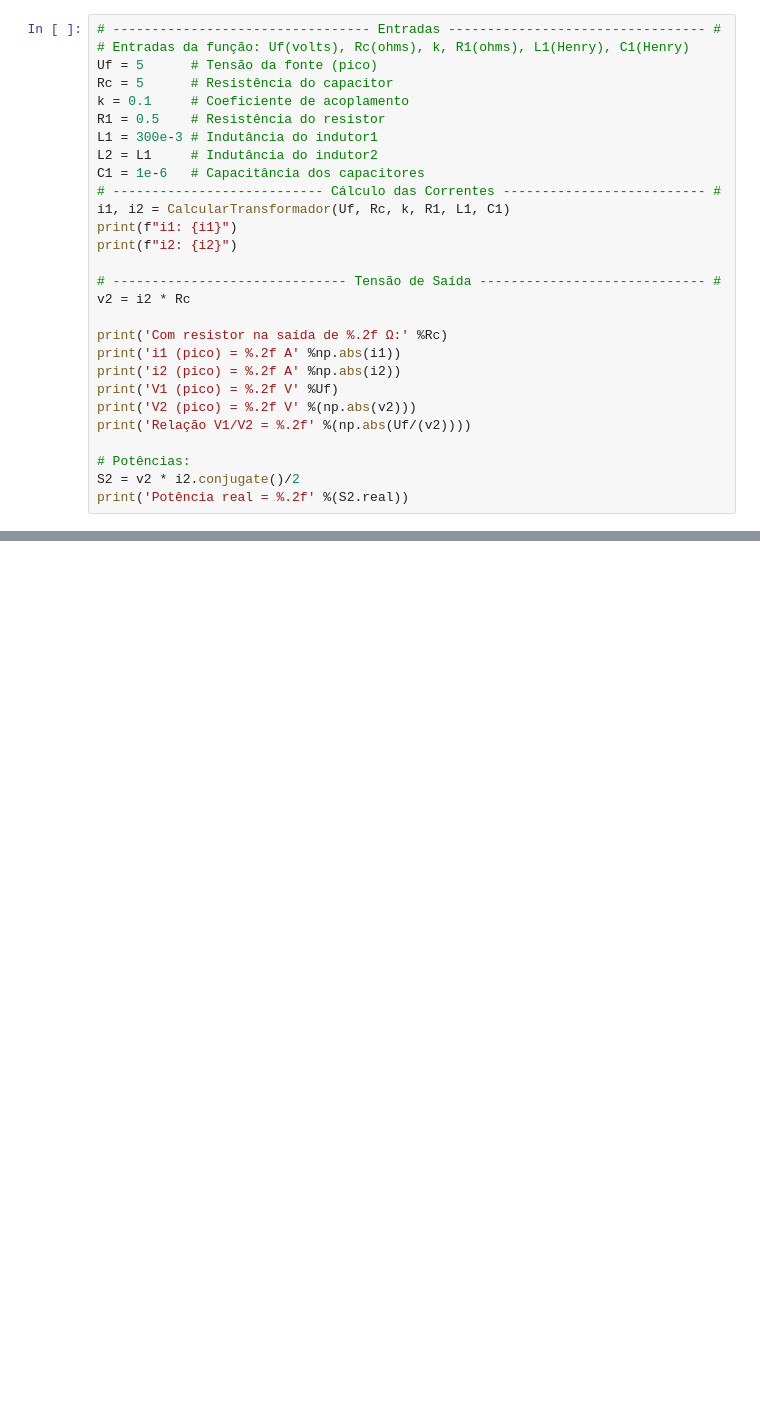
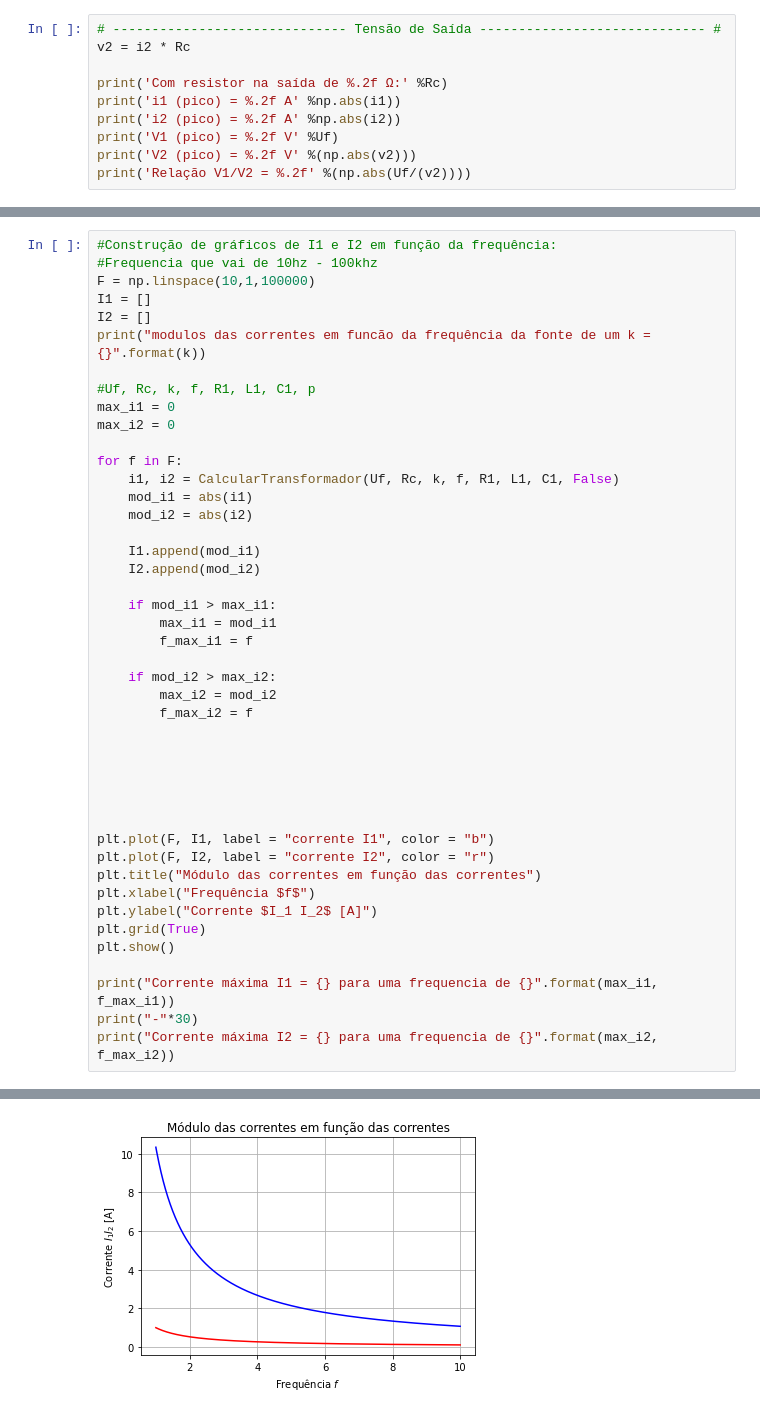
Before and after one commit to lucasfonseca19/projeto-eletromag, a Jupyter notebook: projeto.ipynb, the cells around one changed output, grey strips where cells are left out. Drawn from its saved outputs; the diff is of its cells as text; blank space fills up the shorter version.

```diff
--- a/projeto.ipynb
+++ b/projeto.ipynb
@@ -76,18 +111,4 @@ def CalcularTransformador(Uf, Rc, k, R1, L1, C1):
 # %%
-# --------------------------------- Entradas --------------------------------- #
-# Entradas da função: Uf(volts), Rc(ohms), k, R1(ohms), L1(Henry), C1(Henry)
-Uf = 5      # Tensão da fonte (pico)
-Rc = 5      # Resistência do capacitor
-k = 0.1     # Coeficiente de acoplamento
-R1 = 0.5    # Resistência do resistor
-L1 = 300e-3 # Indutância do indutor1
-L2 = L1     # Indutância do indutor2
-C1 = 1e-6   # Capacitância dos capacitores
-# --------------------------- Cálculo das Correntes -------------------------- #
-i1, i2 = CalcularTransformador(Uf, Rc, k, R1, L1, C1)
-print(f"i1: {i1}")
-print(f"i2: {i2}")
-
 # ------------------------------ Tensão de Saída ----------------------------- #
 v2 = i2 * Rc
 
@@ -97,7 +118,3 @@ print('i2 (pico) = %.2f A' %np.abs(i2))
 print('V1 (pico) = %.2f V' %Uf)
 print('V2 (pico) = %.2f V' %(np.abs(v2)))
 print('Relação V1/V2 = %.2f' %(np.abs(Uf/(v2))))
-
-# Potências:
-S2 = v2 * i2.conjugate()/2
-print('Potência real = %.2f' %(S2.real))
@@ -103,0 +132,45 @@ print('Potência real = %.2f' %(S2.real))
+# %%
+#Construção de gráficos de I1 e I2 em função da frequência:
+#Frequencia que vai de 10hz - 100khz
+F = np.linspace(10,1,100000)
+I1 = []
+I2 = []
+print("modulos das correntes em funcão da frequência da fonte de um k = {}".format(k))
+
+#Uf, Rc, k, f, R1, L1, C1, p
+max_i1 = 0
+max_i2 = 0
+
+for f in F:
+    i1, i2 = CalcularTransformador(Uf, Rc, k, f, R1, L1, C1, False)
+    mod_i1 = abs(i1)
+    mod_i2 = abs(i2)
+
+    I1.append(mod_i1)
+    I2.append(mod_i2)
+
+    if mod_i1 > max_i1:
+        max_i1 = mod_i1
+        f_max_i1 = f
+
+    if mod_i2 > max_i2:
+        max_i2 = mod_i2
+        f_max_i2 = f
+
+
+
+
+
+
+plt.plot(F, I1, label = "corrente I1", color = "b")
+plt.plot(F, I2, label = "corrente I2", color = "r")
+plt.title("Módulo das correntes em função das correntes")
+plt.xlabel("Frequência $f$")
+plt.ylabel("Corrente $I_1 I_2$ [A]")
+plt.grid(True)
+plt.show()
+
+print("Corrente máxima I1 = {} para uma frequencia de {}".format(max_i1, f_max_i1))
+print("-"*30)
+print("Corrente máxima I2 = {} para uma frequencia de {}".format(max_i2, f_max_i2))
+# %% [output]
@@ -103,0 +178 @@ print('Potência real = %.2f' %(S2.real))
+[figure, added]
```
Also changed, not shown: parts of 24 cells of this notebook.
